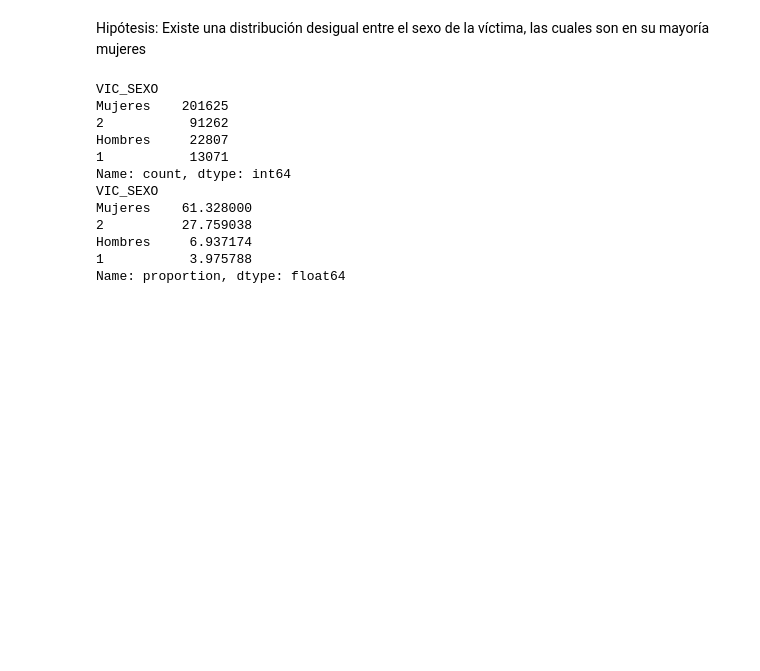
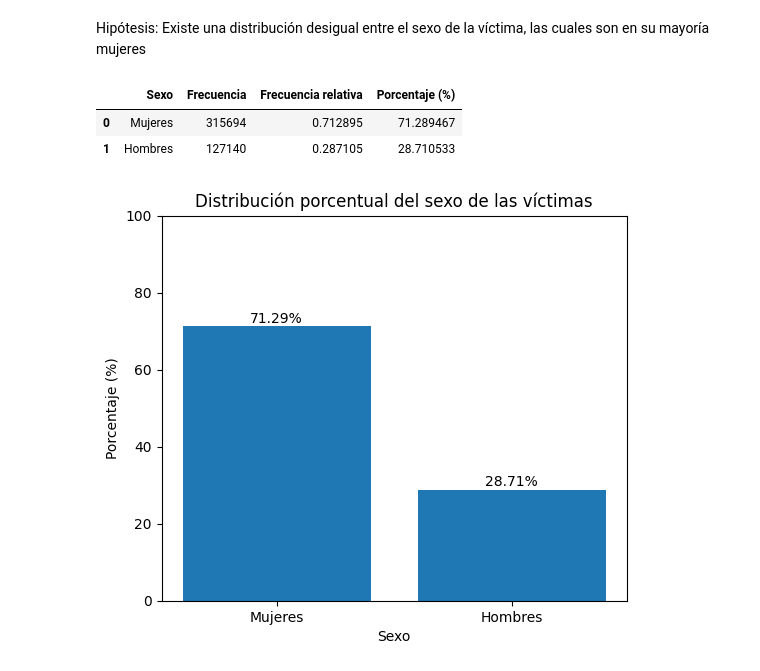
Before and after one commit to ecarcamo/pry1-data-mining, a Jupyter notebook: data/pregunta4.ipynb, the cells around one changed output. Saved outputs shown, nothing was run; the diff lists cells and outputs as text; code cells hidden in the pictures; blank space fills up the shorter version.

```diff
--- a/data/pregunta4.ipynb
+++ b/data/pregunta4.ipynb
@@ -27,22 +27,64 @@ Hipótesis: Existe una distribución desigual entre el sexo de la víctima, las
 # %%
 df_validos = df[df["VIC_SEXO"].notna()]
 # %%
-conteo_sexo = df_validos["VIC_SEXO"].value_counts()
+conteo = df_validos["VIC_SEXO"].value_counts()
 
 porcentaje_sexo = df_validos["VIC_SEXO"].value_counts(normalize=True) * 100
 
-print(conteo_sexo)
-print(porcentaje_sexo)
+total_mujeres = (
+    conteo.get("Mujeres", 0) +
+    conteo.get("2", 0) +
+    conteo.get(2, 0)
+)
+
+total_hombres = (
+    conteo.get("Hombres", 0) +
+    conteo.get("1", 0) +
+    conteo.get(1, 0)
+)
+
+total = total_hombres + total_mujeres
+
+porcentaje_hombre = total_hombres / total * 100
+porcentaje_mujer = total_mujeres / total * 100
+
+#tabla de frecuencias
+
+tabla_frecuencias = pd.DataFrame({
+    "Sexo": ["Mujeres", "Hombres"],
+    "Frecuencia": [total_mujeres, total_hombres]
+})
+
+tabla_frecuencias["Frecuencia relativa"] = (
+    tabla_frecuencias["Frecuencia"] / tabla_frecuencias["Frecuencia"].sum()
+)
+
+tabla_frecuencias["Porcentaje (%)"] = (
+    tabla_frecuencias["Frecuencia relativa"] * 100
+)
+
+tabla_frecuencias
 # %% [output]
-VIC_SEXO
-Mujeres    201625
-2           91262
-Hombres     22807
-1           13071
-Name: count, dtype: int64
-VIC_SEXO
-Mujeres    61.328000
-2          27.759038
-Hombres     6.937174
-1           3.975788
-Name: proportion, dtype: float64
+|  | Sexo | Frecuencia | Frecuencia relativa | Porcentaje (%) |
+| 0 | Mujeres | 315694 | 0.712895 | 71.289467 |
+| 1 | Hombres | 127140 | 0.287105 | 28.710533 |
+# %%
+plt.figure(figsize=(6,5))
+
+plt.bar(
+    ["Mujeres", "Hombres"],
+    [porcentaje_mujer, porcentaje_hombre]
+)
+
+plt.title("Distribución porcentual del sexo de las víctimas")
+plt.ylabel("Porcentaje (%)")
+plt.xlabel("Sexo")
+plt.ylim(0, 100)
+
+# Mostrar valores encima de las barras
+plt.text(0, porcentaje_mujer + 1, f"{porcentaje_mujer:.2f}%", ha='center')
+plt.text(1, porcentaje_hombre + 1, f"{porcentaje_hombre:.2f}%", ha='center')
+
+plt.show()
+# %% [output]
+[figure, added]
```
Also changed, not shown: parts of 7 cells of this notebook.
